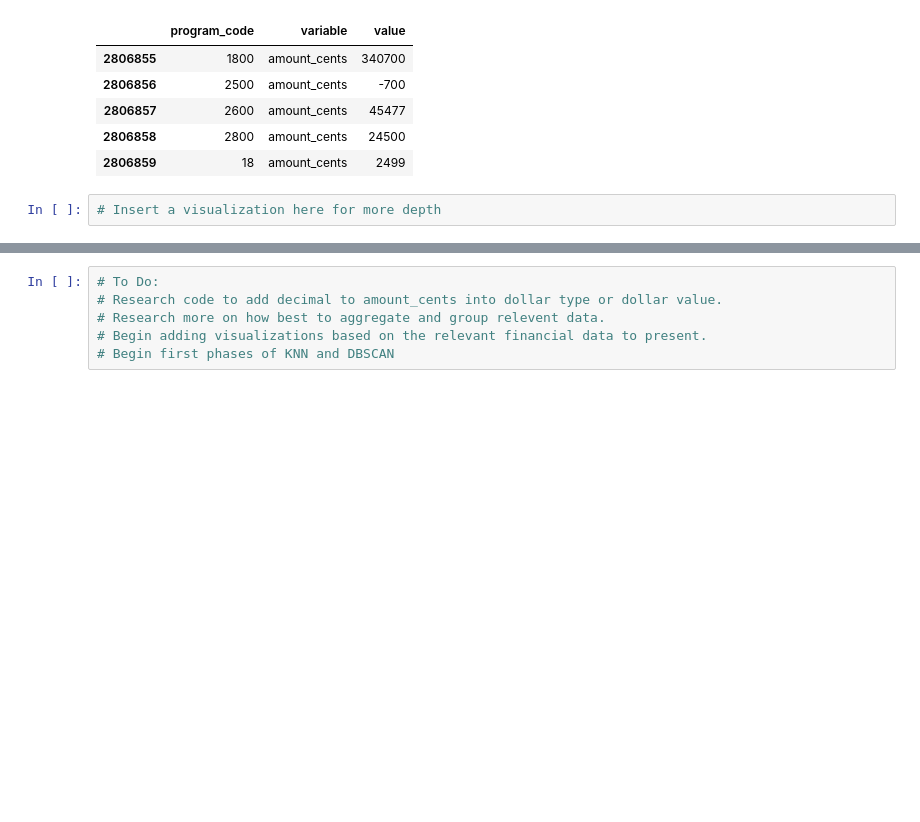
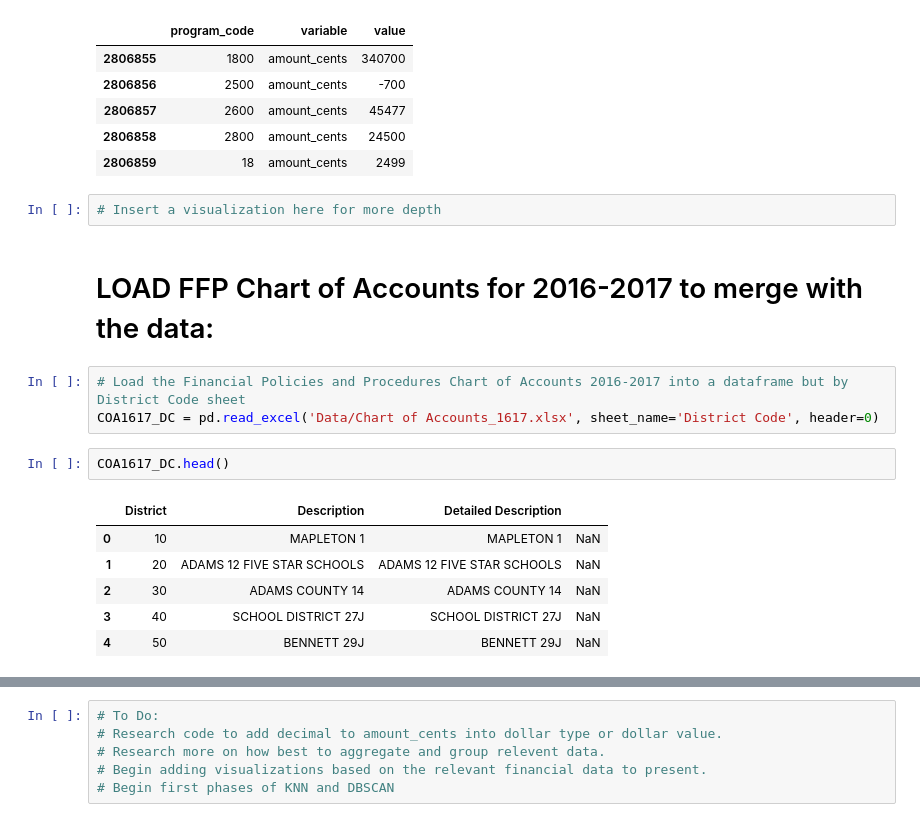
Before and after one commit to stacysandy/Data-Science-Practicum-II, a Jupyter notebook: Stacey_Sandy-Practicum_II.ipynb, the cells around one changed output, grey strips where cells are left out. Saved outputs shown, nothing was run; the diff lists cells and outputs as text; blank space fills up the shorter version.

```diff
--- a/Stacey_Sandy-Practicum_II.ipynb
+++ b/Stacey_Sandy-Practicum_II.ipynb
@@ -580,3 +896,17 @@ longPC.tail()
 | 2806859 | 18 | amount_cents | 2499 |
 # %%
 # Insert a visualization here for more depth
+# %% [markdown]
+# LOAD FFP Chart of Accounts for 2016-2017 to merge with the data:
+# %%
+# Load the Financial Policies and Procedures Chart of Accounts 2016-2017 into a dataframe but by District Code sheet
+COA1617_DC = pd.read_excel('Data/Chart of Accounts_1617.xlsx', sheet_name='District Code', header=0)
+# %%
+COA1617_DC.head()
+# %% [output]
+|  | District | Description | Detailed Description |  |
+| 0 | 10 | MAPLETON 1 | MAPLETON 1 | NaN |
+| 1 | 20 | ADAMS 12 FIVE STAR SCHOOLS | ADAMS 12 FIVE STAR SCHOOLS | NaN |
+| 2 | 30 | ADAMS COUNTY 14 | ADAMS COUNTY 14 | NaN |
+| 3 | 40 | SCHOOL DISTRICT 27J | SCHOOL DISTRICT 27J | NaN |
+| 4 | 50 | BENNETT 29J | BENNETT 29J | NaN |
```
Also changed, not shown: parts of 54 cells of this notebook.
